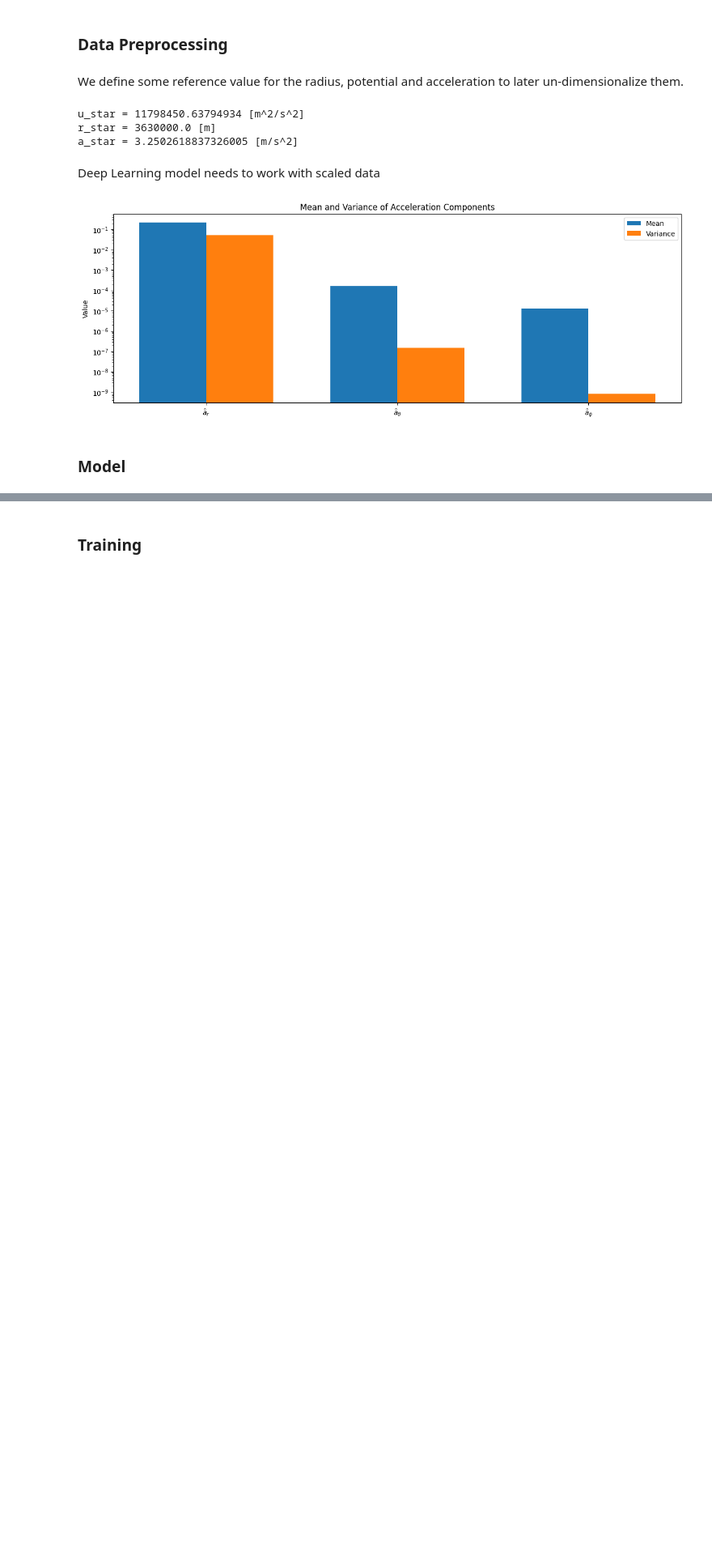
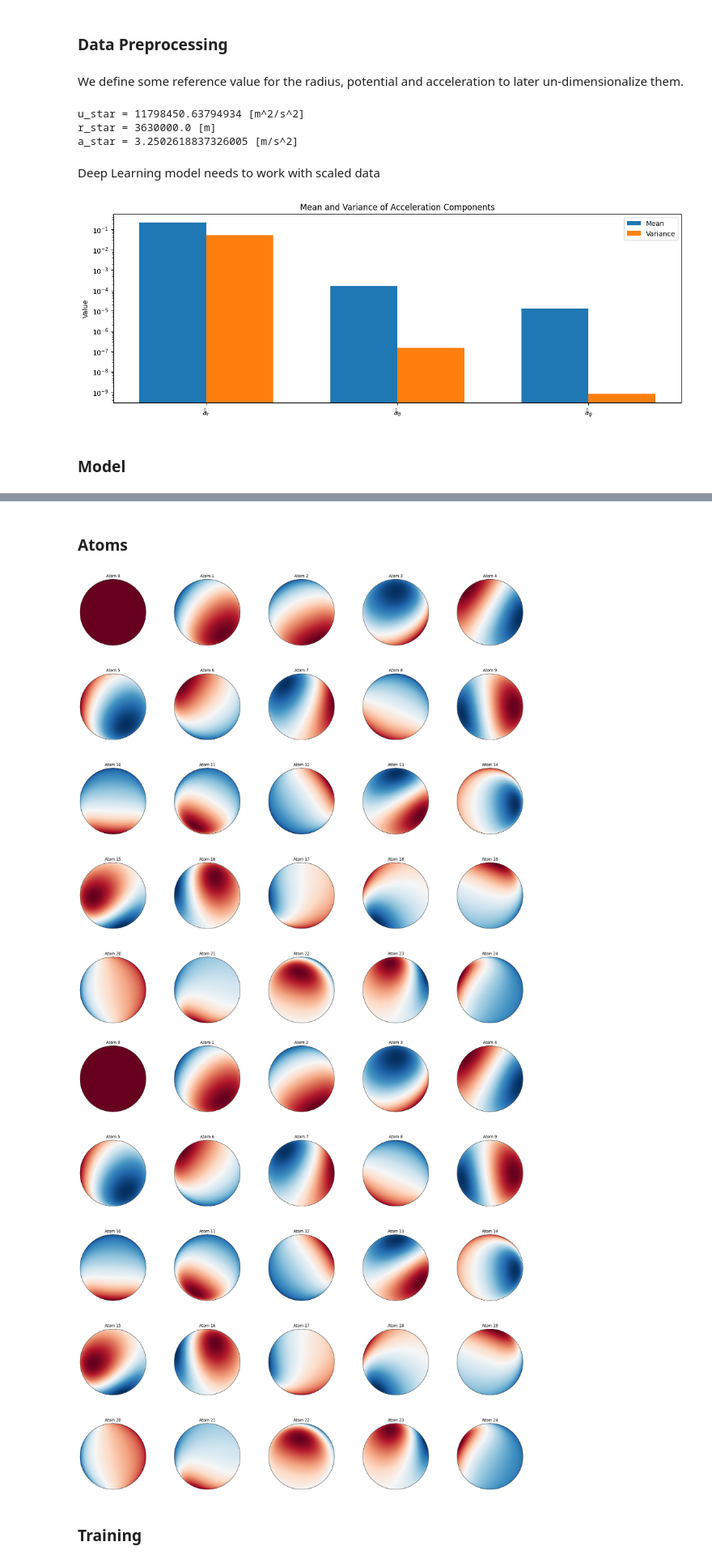
Before and after one commit to TheoHanon/GravityHerglotzNet, a Jupyter notebook: Case3_MEX_eccentric_orbit_HNET.ipynb, the cells around one changed output, grey strips where cells are left out. Shown at 81% size. Saved outputs shown, nothing was run; the diff lists cells and outputs as text; code cells hidden in the pictures; blank space fills up the shorter version.

```diff
--- a/Case3_MEX_eccentric_orbit_HNET.ipynb
+++ b/Case3_MEX_eccentric_orbit_HNET.ipynb
@@ -285,2 +236,43 @@ def loss_fn(target, output, input):#, yreg, xreg, unit_vec):
+# %%
+def forward_pe_no_rot(x):
+
+    x = hnet.to_cart(x)
+    x = x.to(hnet.pe.A.dtype)
+
+    r = torch.norm(x, dim=-1, keepdim=True, p = 2)
+    ax = torch.matmul(x, hnet.pe.A.t())
+
+    ax_R = ax.real
+    ax_I = ax.imag
+    sin_term = torch.sin(hnet.pe.w_R * ((ax_I / r) *  (hnet.pe.rref/r)) + hnet.pe.b_I)
+    exp_term = torch.exp(hnet.pe.w_R * ( (ax_R / r) * (hnet.pe.rref/r) - 1/math.sqrt(2.)))
+
+    return  (1/r) * exp_term * sin_term
+# %% [markdown]
+### Atoms
+# %%
+atoms =  hnet.forward_pe(xtest).detach().numpy()
+atoms_no_rot = forward_pe_no_rot(xtest).detach().numpy()
+# %%
+fig = plt.figure(figsize = (20, 20), dpi=100, )
+subfigs = fig.subfigures(5, 5, wspace=0.1, hspace=0.1)
+
+for i, sb in enumerate(subfigs.flat[:25]) :
+    _, ax = scripts.plot_s2(atoms[..., i].reshape(L_gt+1, 2*(L_gt+1) - 1),fig= sb, cmap = "RdBu", projection=True)
+    ax.set_title(f"Atom {i}")
+
+plt.show()
+
+fig = plt.figure(figsize = (20, 20), dpi=100, )
+subfigs = fig.subfigures(5, 5, wspace=0.1, hspace=0.1)
+
+for i, sb in enumerate(subfigs.flat[:25]) :
+    _, ax = scripts.plot_s2(atoms_no_rot[..., i].reshape(L_gt+1, 2*(L_gt+1) - 1),fig= sb, cmap = "RdBu", projection=True)
+    ax.set_title(f"Atom {i}")
+
+plt.show()
+# %% [output]
+[figure, added]
+[figure, added]
 # %% [markdown]
 ### Training
```
Also changed, not shown: parts of 22 cells of this notebook, 30 other files.
